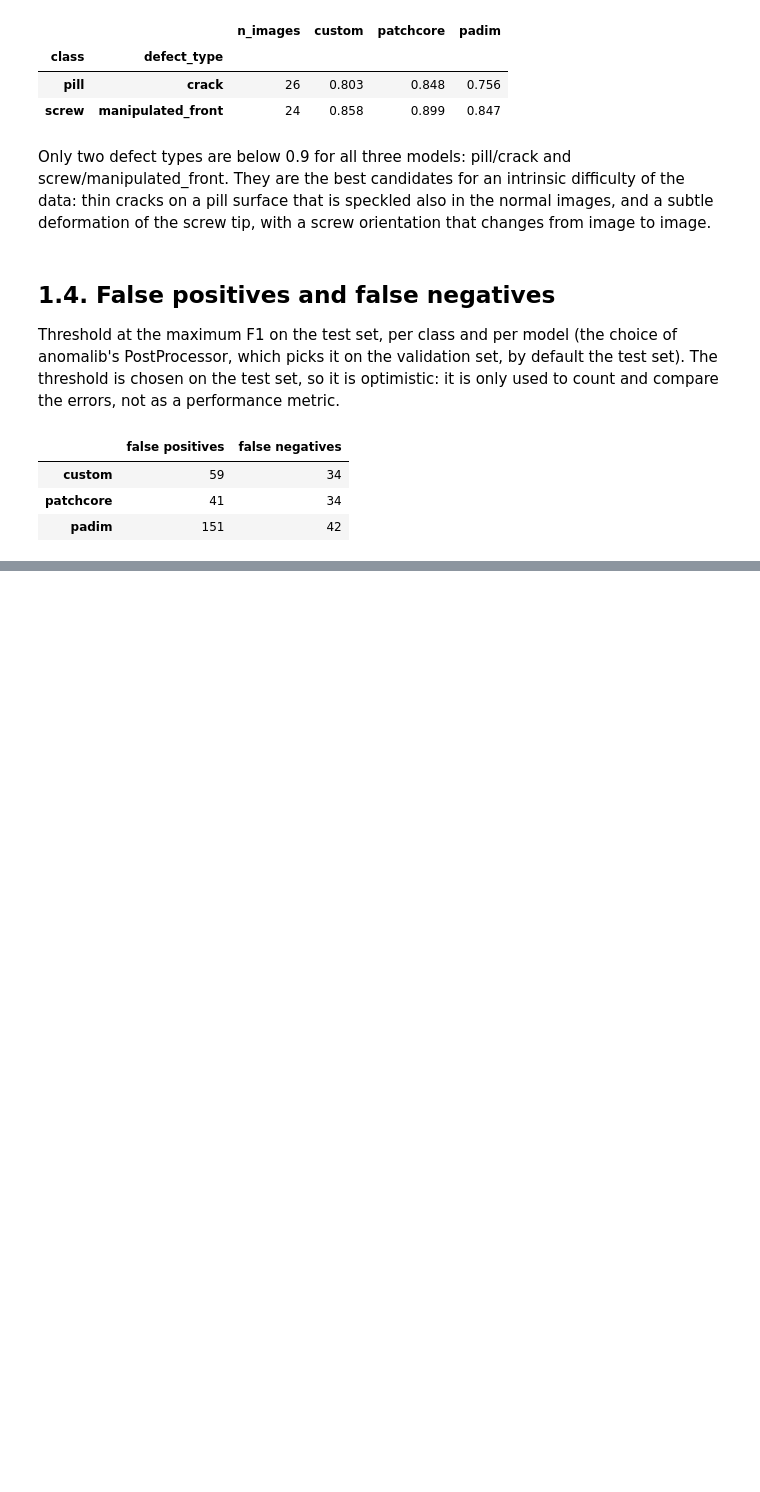
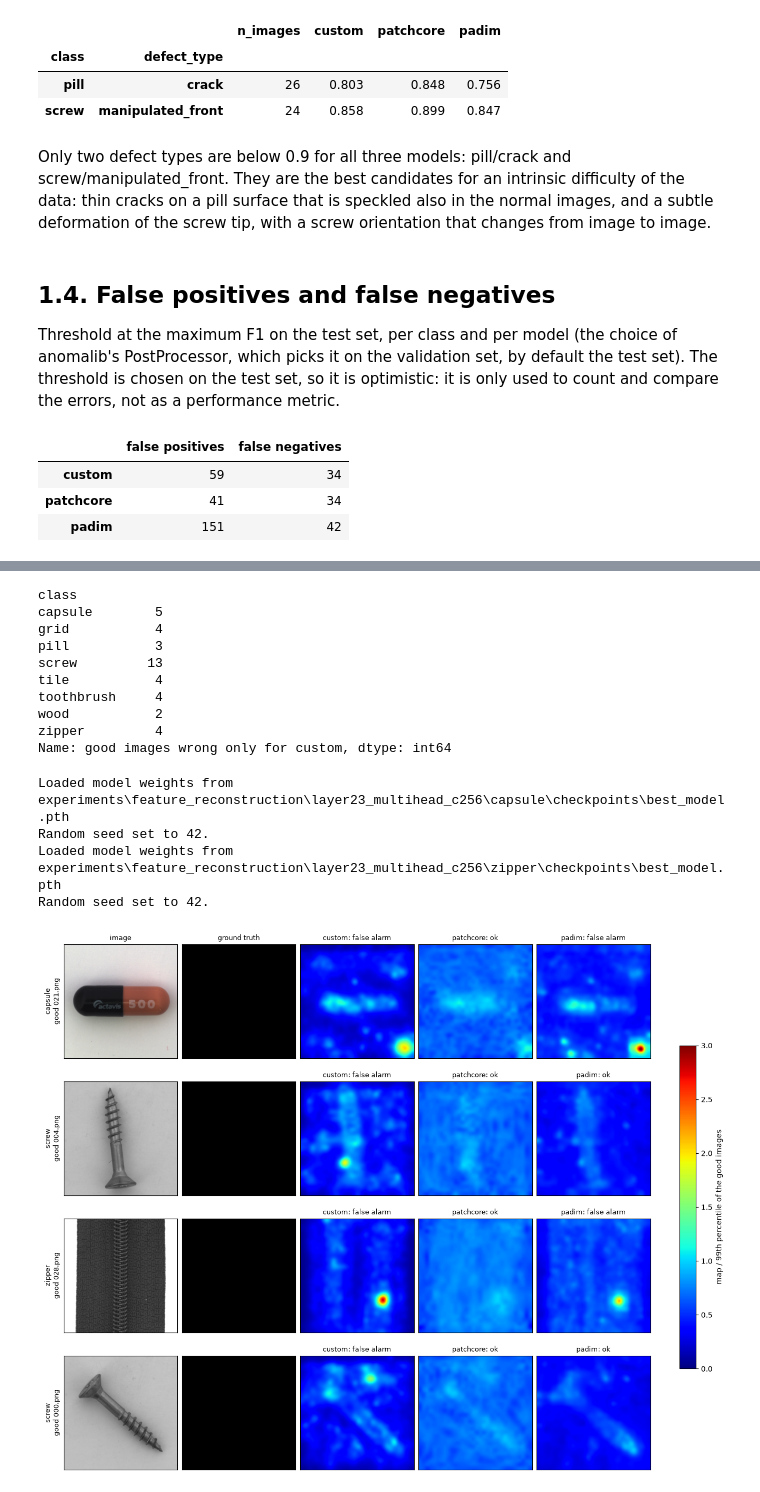
Before and after one commit to damat-fla/unsupervised_industrial_anomaly_detection, a Jupyter notebook: error_analysis.ipynb, the cells around one changed output, grey strips where cells are left out. Drawn from its saved outputs; the diff is of its cells as text; code cells hidden in the pictures; blank space fills up the shorter version.

```diff
--- a/error_analysis.ipynb
+++ b/error_analysis.ipynb
@@ -248,0 +447,21 @@ The custom model misses as many defective images as PatchCore, its extra errors
+# %%
+scores['custom_rank'] = scores.groupby('class')['custom'].rank(pct=True)
+false_alarms = scores[(scores.label == 0) & scores.custom_wrong & ~scores.patchcore_wrong]
+display(false_alarms.groupby('class').size().rename('good images wrong only for custom'))
+plot_maps(pick(false_alarms, 4, 'custom_rank', largest=True), 'custom_false_positives.png')
+# %% [output]
+class
+capsule        5
+grid           4
+pill           3
+screw         13
+tile           4
+toothbrush     4
+wood           2
+zipper         4
+Name: good images wrong only for custom, dtype: int64
+Loaded model weights from experiments\feature_reconstruction\layer23_multihead_c256\capsule\checkpoints\best_model.pth
+Random seed set to 42.
+Loaded model weights from experiments\feature_reconstruction\layer23_multihead_c256\zipper\checkpoints\best_model.pth
+Random seed set to 42.
+[figure, added]
```
Also changed, not shown: parts of 21 cells of this notebook.
